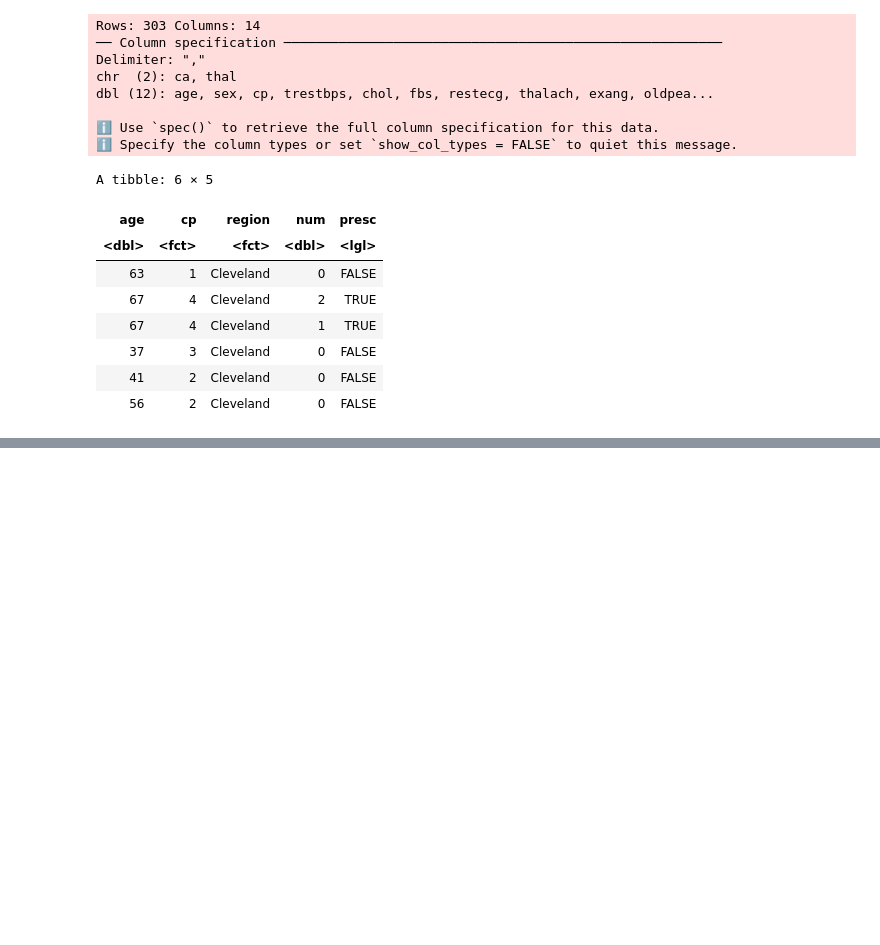
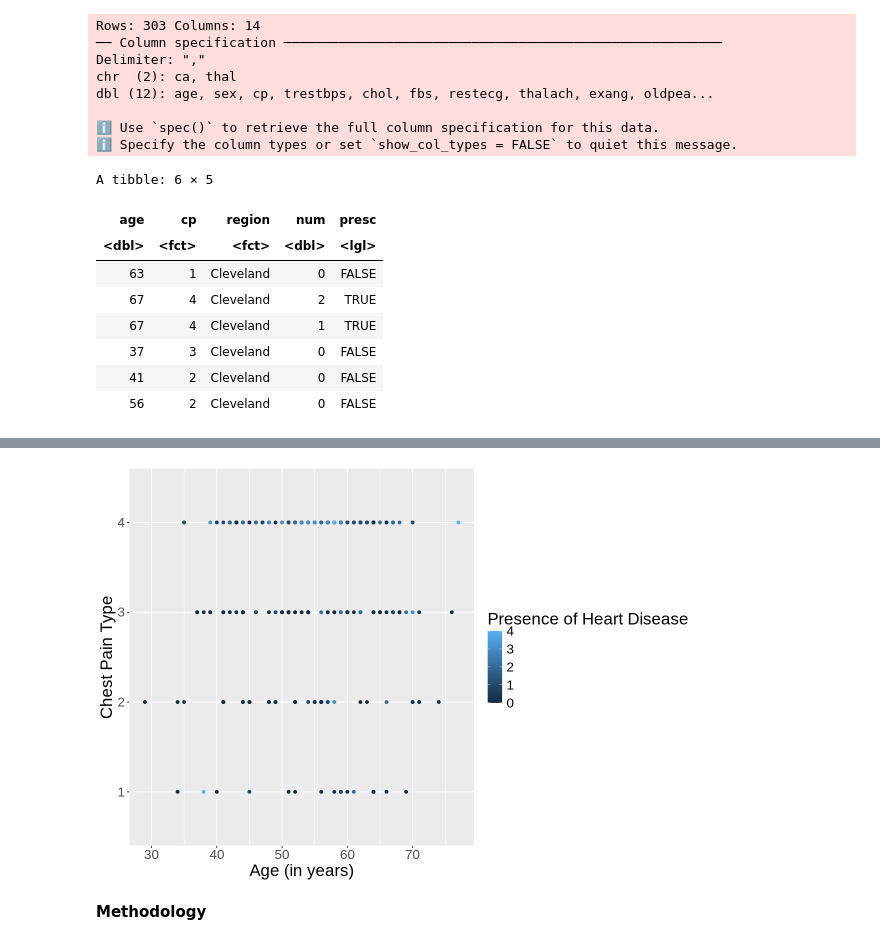
Before and after one commit to ywang550/dsci100project, a Jupyter notebook: project_proposal.ipynb, the cells around one changed output, grey strips where cells are left out. Saved outputs shown, nothing was run; the diff lists cells and outputs as text; code cells hidden in the pictures; blank space fills up the shorter version.

```diff
--- a/project_proposal.ipynb
+++ b/project_proposal.ipynb
@@ -93,2 +91,17 @@ A data.frame: 6 × 4
 # %%
-# Now, we can put test set aside, and use only training set to create scatter plot in order to show the relationship between "Age" and "Chest Pain"
+# Now, we can put test set aside,
+# and use only training set to create scatter plot in order to visualize the relationship between "Age" and "Chest Paintype".
+options(repr.plot.width = 10, repr.plot.height = 7)
+
+heart_disease_gg <- ggplot(heart_disease_train, aes(x = age, y = cp, colour = num)) +
+    geom_point() +
+    labs(colour = "Presence of Heart Disease") +
+    xlab("Age (in years)") +
+    ylab("Chest Pain Type") +
+    theme(text = element_text(size=20))
+
+heart_disease_gg
+# %% [output]
+[figure, added]
+# %% [markdown]
+**Methodology**
```
Also changed, not shown: parts of 4 cells of this notebook.
